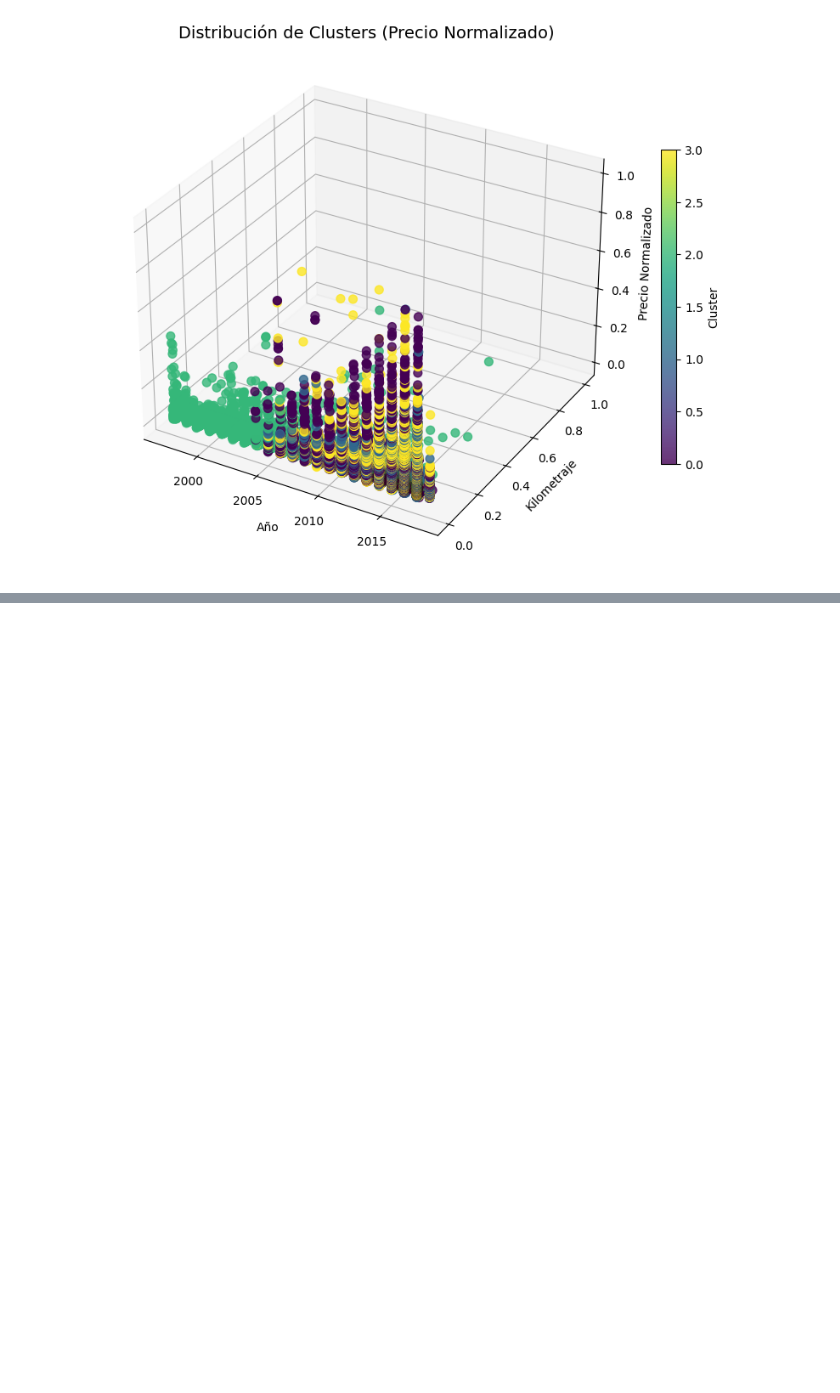
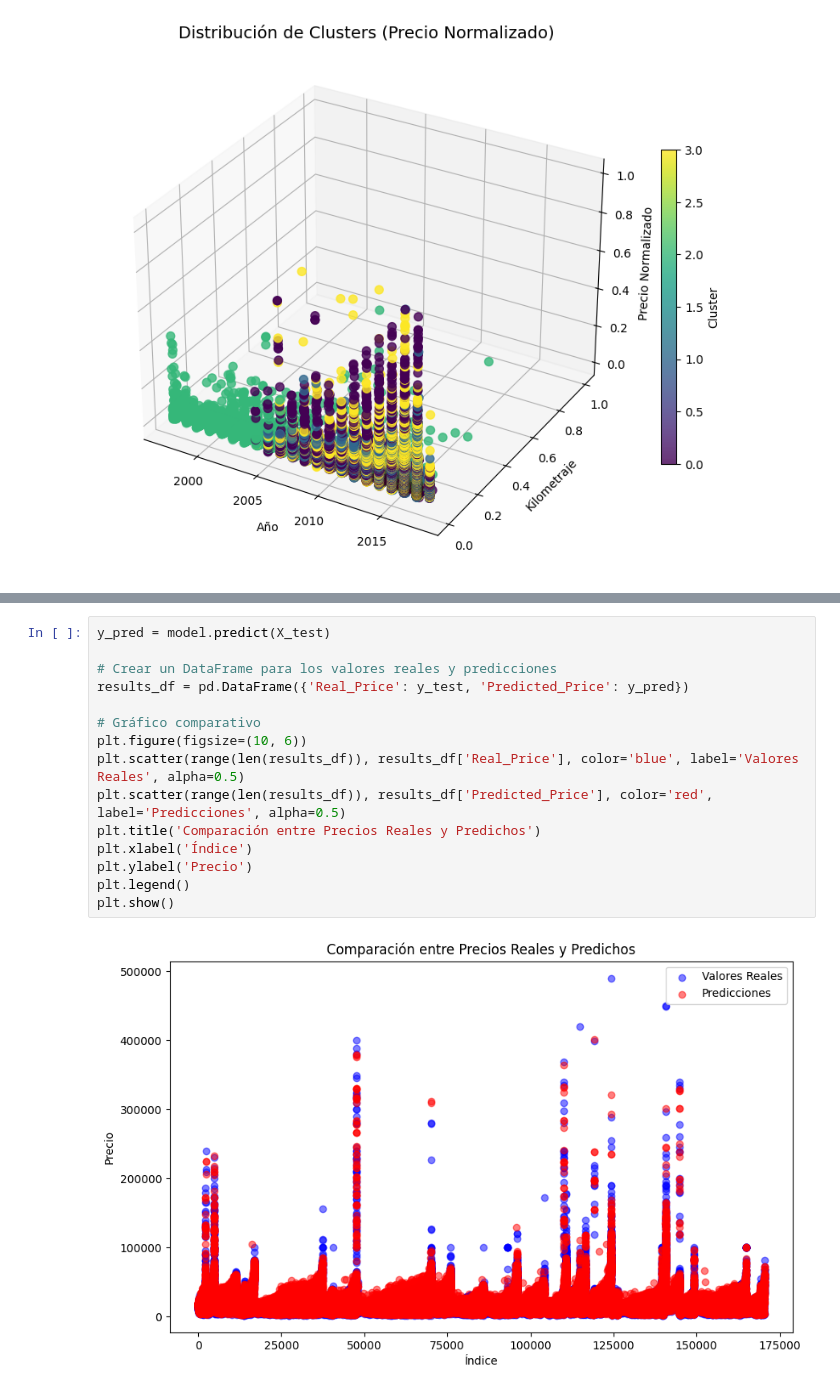
Before and after one commit to SergioChalela/Predicciones-Aguacates, a Jupyter notebook: notebooks/Graficos.ipynb, the cells around one changed output, grey strips where cells are left out. Cells and saved outputs as stored; diff of their text form; blank space fills up the shorter version.

```diff
--- a/notebooks/Graficos.ipynb
+++ b/notebooks/Graficos.ipynb
@@ -392,0 +421,17 @@ plt.show()
+# %%
+y_pred = model.predict(X_test)
+
+# Crear un DataFrame para los valores reales y predicciones
+results_df = pd.DataFrame({'Real_Price': y_test, 'Predicted_Price': y_pred})
+
+# Gráfico comparativo
+plt.figure(figsize=(10, 6))
+plt.scatter(range(len(results_df)), results_df['Real_Price'], color='blue', label='Valores Reales', alpha=0.5)
+plt.scatter(range(len(results_df)), results_df['Predicted_Price'], color='red', label='Predicciones', alpha=0.5)
+plt.title('Comparación entre Precios Reales y Predichos')
+plt.xlabel('Índice')
+plt.ylabel('Precio')
+plt.legend()
+plt.show()
+# %% [output]
+[figure, added]
```
Also changed, not shown: parts of 1 cell of this notebook.
